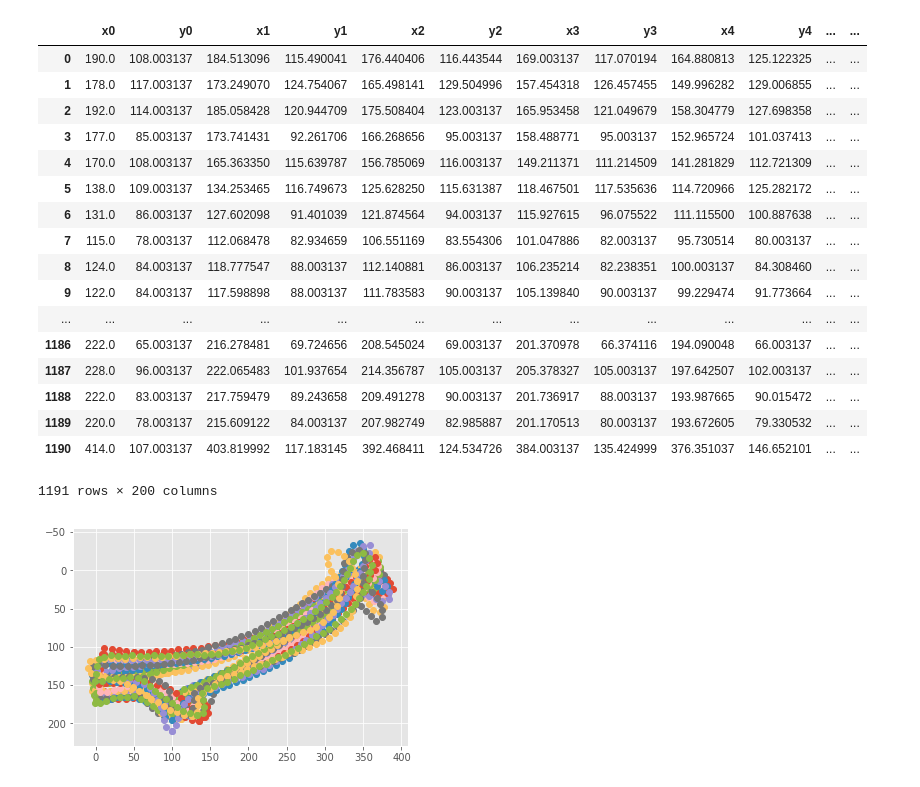
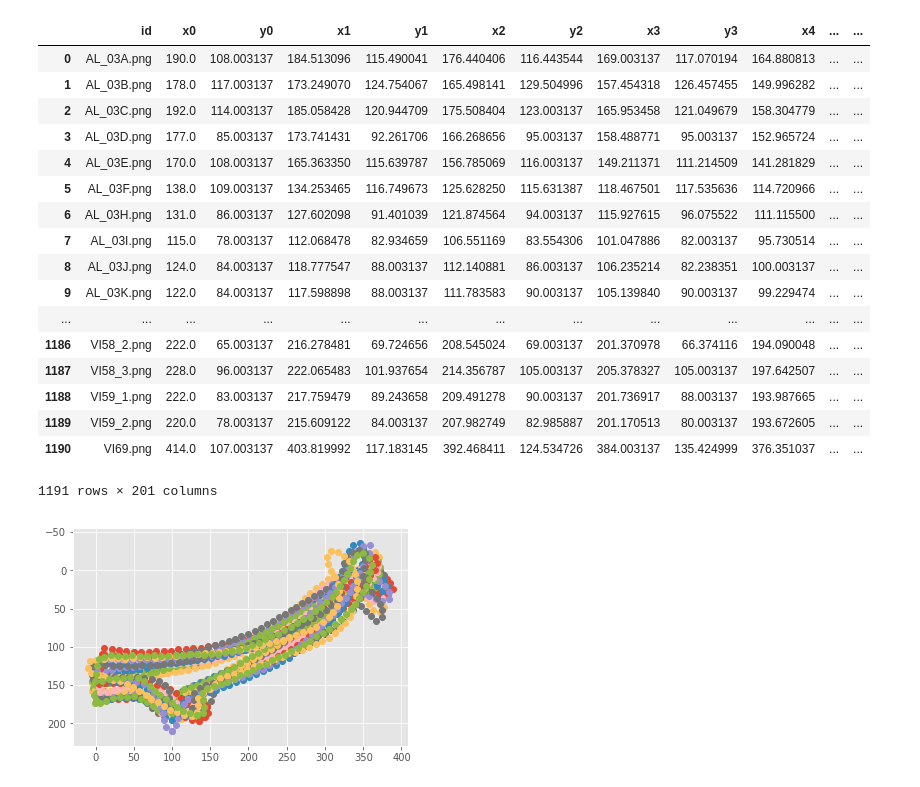
Before and after one commit to celiacintas/vasijas, a Jupyter notebook: profile_clustering.ipynb, the cells around one changed output. Saved outputs shown, nothing was run; the diff lists cells and outputs as text; code cells hidden in the pictures.

```diff
--- a/profile_clustering.ipynb
+++ b/profile_clustering.ipynb
@@ -4,26 +4,26 @@ import matplotlib.pyplot as plt
 import numpy as np
 # %%
 df = pd.read_csv('data/input_morphoJ.csv')
-df.iloc[:, 1:]
+df
 # %% [output]
-|  | x0 | y0 | x1 | y1 | x2 | y2 | x3 | y3 | x4 | y4 | ... | ... |
-| 0 | 190.0 | 108.003137 | 184.513096 | 115.490041 | 176.440406 | 116.443544 | 169.003137 | 117.070194 | 164.880813 | 125.122325 | ... | ... |
-| 1 | 178.0 | 117.003137 | 173.249070 | 124.754067 | 165.498141 | 129.504996 | 157.454318 | 126.457455 | 149.996282 | 129.006855 | ... | ... |
-| 2 | 192.0 | 114.003137 | 185.058428 | 120.944709 | 175.508404 | 123.003137 | 165.953458 | 121.049679 | 158.304779 | 127.698358 | ... | ... |
-| 3 | 177.0 | 85.003137 | 173.741431 | 92.261706 | 166.268656 | 95.003137 | 158.488771 | 95.003137 | 152.965724 | 101.037413 | ... | ... |
-| 4 | 170.0 | 108.003137 | 165.363350 | 115.639787 | 156.785069 | 116.003137 | 149.211371 | 111.214509 | 141.281829 | 112.721309 | ... | ... |
-| 5 | 138.0 | 109.003137 | 134.253465 | 116.749673 | 125.628250 | 115.631387 | 118.467501 | 117.535636 | 114.720966 | 125.282172 | ... | ... |
-| 6 | 131.0 | 86.003137 | 127.602098 | 91.401039 | 121.874564 | 94.003137 | 115.927615 | 96.075522 | 111.115500 | 100.887638 | ... | ... |
-| 7 | 115.0 | 78.003137 | 112.068478 | 82.934659 | 106.551169 | 83.554306 | 101.047886 | 82.003137 | 95.730514 | 80.003137 | ... | ... |
-| 8 | 124.0 | 84.003137 | 118.777547 | 88.003137 | 112.140881 | 86.003137 | 106.235214 | 82.238351 | 100.003137 | 84.308460 | ... | ... |
-| 9 | 122.0 | 84.003137 | 117.598898 | 88.003137 | 111.783583 | 90.003137 | 105.139840 | 90.003137 | 99.229474 | 91.773664 | ... | ... |
+|  | id | x0 | y0 | x1 | y1 | x2 | y2 | x3 | y3 | x4 | ... | ... |
+| 0 | AL_03A.png | 190.0 | 108.003137 | 184.513096 | 115.490041 | 176.440406 | 116.443544 | 169.003137 | 117.070194 | 164.880813 | ... | ... |
+| 1 | AL_03B.png | 178.0 | 117.003137 | 173.249070 | 124.754067 | 165.498141 | 129.504996 | 157.454318 | 126.457455 | 149.996282 | ... | ... |
+| 2 | AL_03C.png | 192.0 | 114.003137 | 185.058428 | 120.944709 | 175.508404 | 123.003137 | 165.953458 | 121.049679 | 158.304779 | ... | ... |
+| 3 | AL_03D.png | 177.0 | 85.003137 | 173.741431 | 92.261706 | 166.268656 | 95.003137 | 158.488771 | 95.003137 | 152.965724 | ... | ... |
+| 4 | AL_03E.png | 170.0 | 108.003137 | 165.363350 | 115.639787 | 156.785069 | 116.003137 | 149.211371 | 111.214509 | 141.281829 | ... | ... |
+| 5 | AL_03F.png | 138.0 | 109.003137 | 134.253465 | 116.749673 | 125.628250 | 115.631387 | 118.467501 | 117.535636 | 114.720966 | ... | ... |
+| 6 | AL_03H.png | 131.0 | 86.003137 | 127.602098 | 91.401039 | 121.874564 | 94.003137 | 115.927615 | 96.075522 | 111.115500 | ... | ... |
+| 7 | AL_03I.png | 115.0 | 78.003137 | 112.068478 | 82.934659 | 106.551169 | 83.554306 | 101.047886 | 82.003137 | 95.730514 | ... | ... |
+| 8 | AL_03J.png | 124.0 | 84.003137 | 118.777547 | 88.003137 | 112.140881 | 86.003137 | 106.235214 | 82.238351 | 100.003137 | ... | ... |
+| 9 | AL_03K.png | 122.0 | 84.003137 | 117.598898 | 88.003137 | 111.783583 | 90.003137 | 105.139840 | 90.003137 | 99.229474 | ... | ... |
 | ... | ... | ... | ... | ... | ... | ... | ... | ... | ... | ... | ... | ... |
-| 1186 | 222.0 | 65.003137 | 216.278481 | 69.724656 | 208.545024 | 69.003137 | 201.370978 | 66.374116 | 194.090048 | 66.003137 | ... | ... |
-| 1187 | 228.0 | 96.003137 | 222.065483 | 101.937654 | 214.356787 | 105.003137 | 205.378327 | 105.003137 | 197.642507 | 102.003137 | ... | ... |
-| 1188 | 222.0 | 83.003137 | 217.759479 | 89.243658 | 209.491278 | 90.003137 | 201.736917 | 88.003137 | 193.987665 | 90.015472 | ... | ... |
-| 1189 | 220.0 | 78.003137 | 215.609122 | 84.003137 | 207.982749 | 82.985887 | 201.170513 | 80.003137 | 193.672605 | 79.330532 | ... | ... |
-| 1190 | 414.0 | 107.003137 | 403.819992 | 117.183145 | 392.468411 | 124.534726 | 384.003137 | 135.424999 | 376.351037 | 146.652101 | ... | ... |
+| 1186 | VI58_2.png | 222.0 | 65.003137 | 216.278481 | 69.724656 | 208.545024 | 69.003137 | 201.370978 | 66.374116 | 194.090048 | ... | ... |
+| 1187 | VI58_3.png | 228.0 | 96.003137 | 222.065483 | 101.937654 | 214.356787 | 105.003137 | 205.378327 | 105.003137 | 197.642507 | ... | ... |
+| 1188 | VI59_1.png | 222.0 | 83.003137 | 217.759479 | 89.243658 | 209.491278 | 90.003137 | 201.736917 | 88.003137 | 193.987665 | ... | ... |
+| 1189 | VI59_2.png | 220.0 | 78.003137 | 215.609122 | 84.003137 | 207.982749 | 82.985887 | 201.170513 | 80.003137 | 193.672605 | ... | ... |
+| 1190 | VI69.png | 414.0 | 107.003137 | 403.819992 | 117.183145 | 392.468411 | 124.534726 | 384.003137 | 135.424999 | 376.351037 | ... | ... |
-1191 rows × 200 columns
+1191 rows × 201 columns
 # %%
 class Shape(object):
         def __init__(self, landmarks, name):
```
Also changed, not shown: parts of 5 cells of this notebook, 2 other files.
